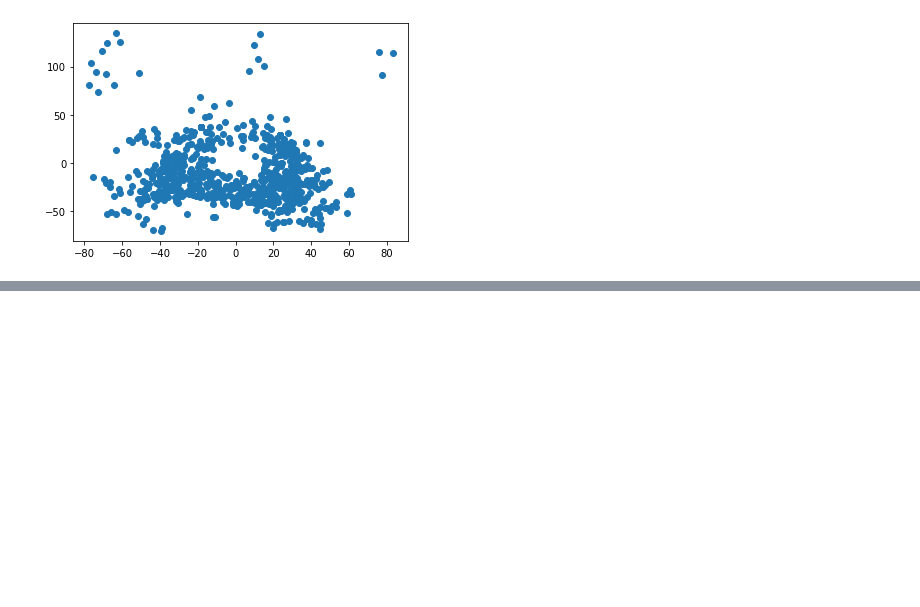
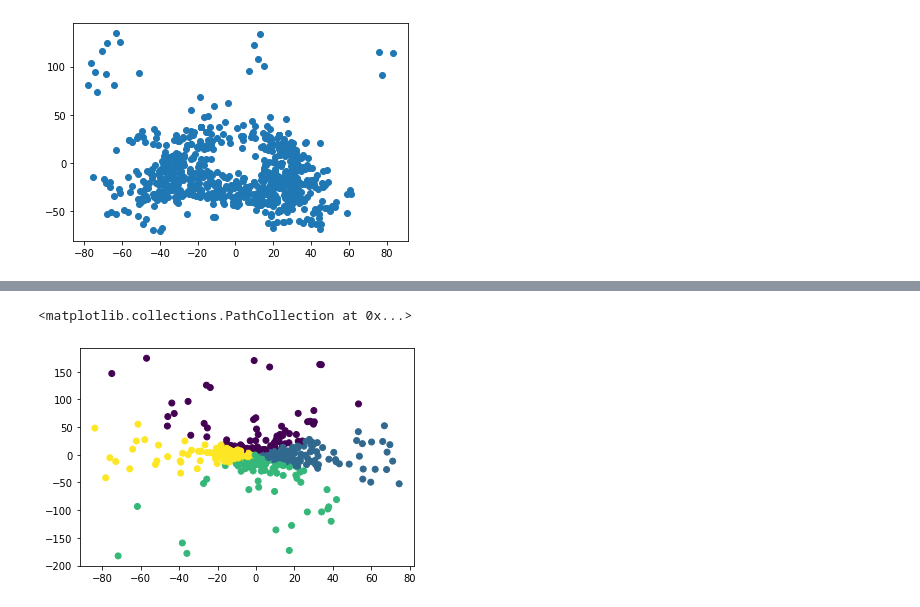
Before and after one commit to MikeDoes/START_HACK_2021, a Jupyter notebook: LoadData_peter.ipynb, the cells around one changed output, grey strips where cells are left out. Cells and saved outputs as stored; diff of their text form; code cells hidden in the pictures; blank space fills up the shorter version.

```diff
--- a/LoadData_peter.ipynb
+++ b/LoadData_peter.ipynb
@@ -272,0 +296,14 @@ array([15.17936148, -8.01190267])
+# %%
+# 0 -> up
+# 1 -> right
+# 2 -> down
+# 3 -> left
+direction = np.array([0 if (delta_pos[i,0] < delta_pos[i,1] and -delta_pos[i,0] < delta_pos[i,1])
+                      else 1 if (delta_pos[i,0] > delta_pos[i,1] and -delta_pos[i,0] < delta_pos[i,1])
+                      else 2 if (delta_pos[i,0] > delta_pos[i,1] and delta_pos[i,0] < -delta_pos[i,1])
+                      else 3 for i in range(len(delta_pos))])
+# %%
+plt.scatter(delta_pos[:,0], delta_pos[:,1], c = direction)
+# %% [output]
+<matplotlib.collections.PathCollection at 0x...>
+[figure, added]
```
Also changed, not shown: parts of 13 cells of this notebook.
